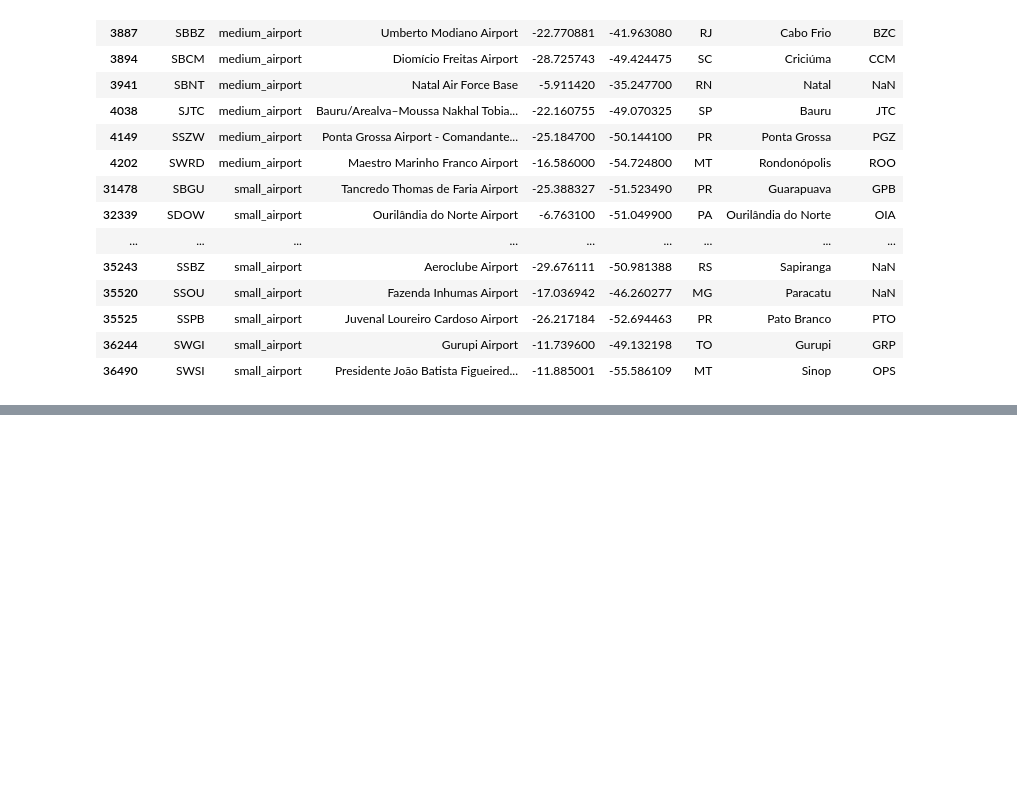
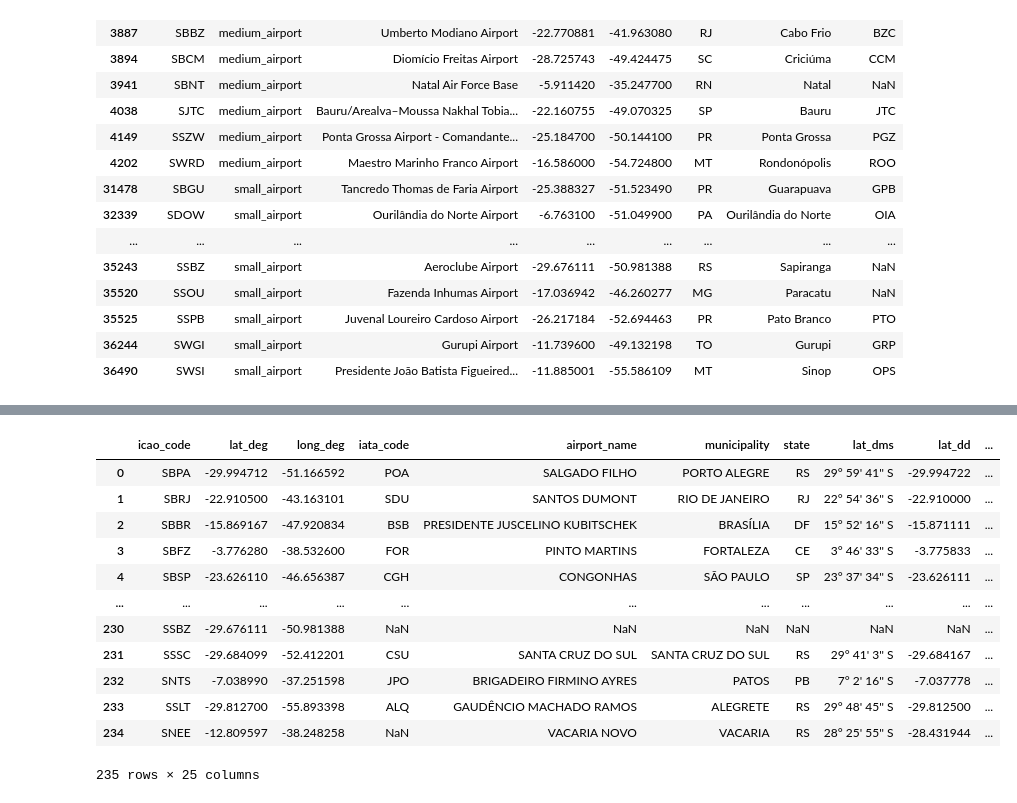
Before and after one commit to fealt/brazilian-regional-airports, a Jupyter notebook: CP_01_airports.ipynb, the cells around one changed output, grey strips where cells are left out. Cells and saved outputs as stored; diff of their text form; code cells hidden in the pictures; blank space fills up the shorter version.

```diff
--- a/CP_01_airports.ipynb
+++ b/CP_01_airports.ipynb
@@ -183,0 +230,3 @@ missing_airports
+# %%
+destinations_airport_codes_br_2 = pd.merge(destinations, airport_codes_br_2, on=['icao_code'], how='left')
+destinations_airport_codes_br_2
@@ -183,0 +249,17 @@ missing_airports
+# %%
+merged_airports = pd.merge(destinations_airport_codes_br_2, anac_airports, on=['icao_code'], how='left')
+merged_airports
+# %% [output]
+|  | icao_code | lat_deg | long_deg | iata_code | airport_name | municipality | state | lat_dms | lat_dd | ... |
+| 0 | SBPA | -29.994712 | -51.166592 | POA | SALGADO FILHO | PORTO ALEGRE | RS | 29° 59' 41'' S | -29.994722 | ... |
+| 1 | SBRJ | -22.910500 | -43.163101 | SDU | SANTOS DUMONT | RIO DE JANEIRO | RJ | 22° 54' 36'' S | -22.910000 | ... |
+| 2 | SBBR | -15.869167 | -47.920834 | BSB | PRESIDENTE JUSCELINO KUBITSCHEK | BRASÍLIA | DF | 15° 52' 16'' S | -15.871111 | ... |
+| 3 | SBFZ | -3.776280 | -38.532600 | FOR | PINTO MARTINS | FORTALEZA | CE | 3° 46' 33'' S | -3.775833 | ... |
+| 4 | SBSP | -23.626110 | -46.656387 | CGH | CONGONHAS | SÃO PAULO | SP | 23° 37' 34'' S | -23.626111 | ... |
+| ... | ... | ... | ... | ... | ... | ... | ... | ... | ... | ... |
+| 230 | SSBZ | -29.676111 | -50.981388 | NaN | NaN | NaN | NaN | NaN | NaN | ... |
+| 231 | SSSC | -29.684099 | -52.412201 | CSU | SANTA CRUZ DO SUL | SANTA CRUZ DO SUL | RS | 29° 41' 3'' S | -29.684167 | ... |
+| 232 | SNTS | -7.038990 | -37.251598 | JPO | BRIGADEIRO FIRMINO AYRES | PATOS | PB | 7° 2' 16'' S | -7.037778 | ... |
+| 233 | SSLT | -29.812700 | -55.893398 | ALQ | GAUDÊNCIO MACHADO RAMOS | ALEGRETE | RS | 29° 48' 45'' S | -29.812500 | ... |
+| 234 | SNEE | -12.809597 | -38.248258 | NaN | VACARIA NOVO | VACARIA | RS | 28° 25' 55'' S | -28.431944 | ... |
+235 rows × 25 columns
```
Also changed, not shown: parts of 25 cells of this notebook.
